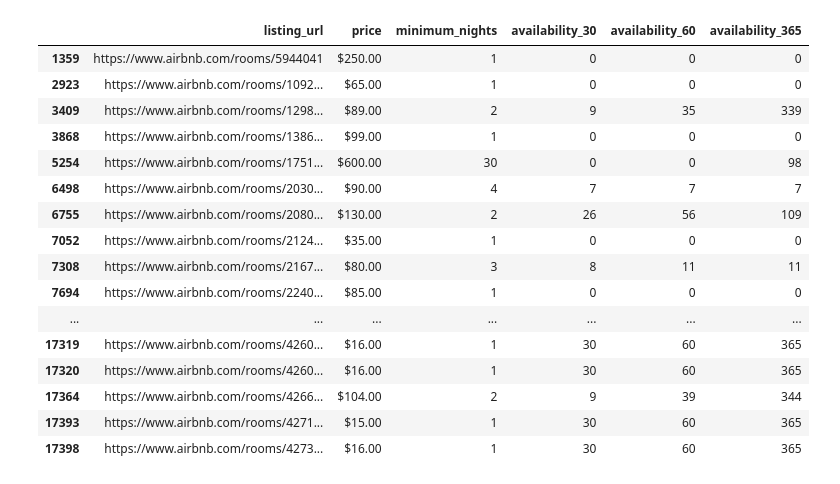
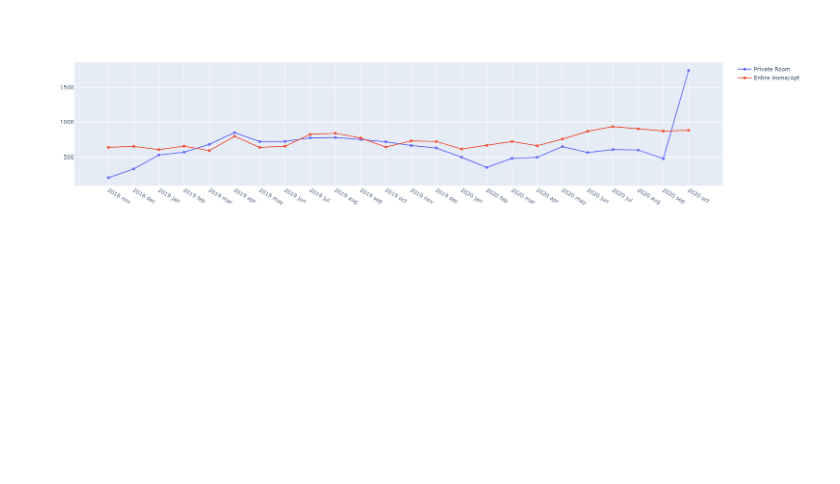
Before and after one commit to hgong11/Airbnb-Data-Visualization-and-analysis, a Jupyter notebook: DataCleaning.ipynb, the cells around one changed output. Cells and saved outputs as stored; diff of their text form; code cells hidden in the pictures; blank space fills up the shorter version.

```diff
--- a/DataCleaning.ipynb
+++ b/DataCleaning.ipynb
@@ -141,22 +156,9 @@ df_2020_oct[['listing_url', 'price', 'availability_30', 'availability_60', 'avai
-# %%
-df_2020_oct = pd.read_csv('data\listings 2020 sep.csv.gz', compression = 'gzip')
-df_2020_oct = df_2020_oct.loc[df_2020_oct['neighbourhood_cleansed'] == 'Bedford Park-Nortown']
-df_2020_oct[['listing_url', 'price', 'minimum_nights', 'availability_30', 'availability_60', 'availability_365']].head(50)
-# %% [output]
-|  | listing_url | price | minimum_nights | availability_30 | availability_60 | availability_365 |
-| 1359 | https://www.airbnb.com/rooms/5944041 | $250.00 | 1 | 0 | 0 | 0 |
-| 2923 | https://www.airbnb.com/rooms/1092... | $65.00 | 1 | 0 | 0 | 0 |
-| 3409 | https://www.airbnb.com/rooms/1298... | $89.00 | 2 | 9 | 35 | 339 |
-| 3868 | https://www.airbnb.com/rooms/1386... | $99.00 | 1 | 0 | 0 | 0 |
-| 5254 | https://www.airbnb.com/rooms/1751... | $600.00 | 30 | 0 | 0 | 98 |
-| 6498 | https://www.airbnb.com/rooms/2030... | $90.00 | 4 | 7 | 7 | 7 |
-| 6755 | https://www.airbnb.com/rooms/2080... | $130.00 | 2 | 26 | 56 | 109 |
-| 7052 | https://www.airbnb.com/rooms/2124... | $35.00 | 1 | 0 | 0 | 0 |
-| 7308 | https://www.airbnb.com/rooms/2167... | $80.00 | 3 | 8 | 11 | 11 |
-| 7694 | https://www.airbnb.com/rooms/2240... | $85.00 | 1 | 0 | 0 | 0 |
-| ... | ... | ... | ... | ... | ... | ... |
-| 17319 | https://www.airbnb.com/rooms/4260... | $16.00 | 1 | 30 | 60 | 365 |
-| 17320 | https://www.airbnb.com/rooms/4260... | $16.00 | 1 | 30 | 60 | 365 |
-| 17364 | https://www.airbnb.com/rooms/4266... | $104.00 | 2 | 9 | 39 | 344 |
-| 17393 | https://www.airbnb.com/rooms/4271... | $15.00 | 1 | 30 | 60 | 365 |
-| 17398 | https://www.airbnb.com/rooms/4273... | $16.00 | 1 | 30 | 60 | 365 |
+# %%
+import plotly.graph_objects as go
+fig = go.Figure(go.Scatter(x=dff_PR_revenue['time'], y=dff_PR_revenue['revenue'],
+                           mode='lines+markers', name='Private Room'))
+fig.add_trace(go.Scatter(x=dff_EH_revenue['time'], y=dff_EH_revenue['revenue'],
+                           mode='lines+markers', name='Entire Home/Apt'))
+fig.show()
+# %% [output]
+[figure, added]
```
Also changed, not shown: parts of 17 cells of this notebook.
